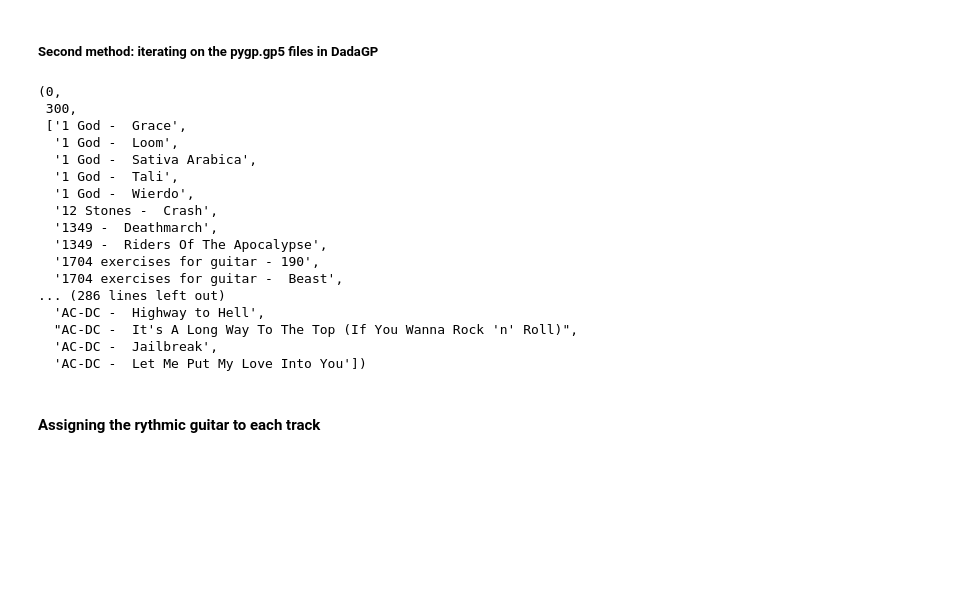
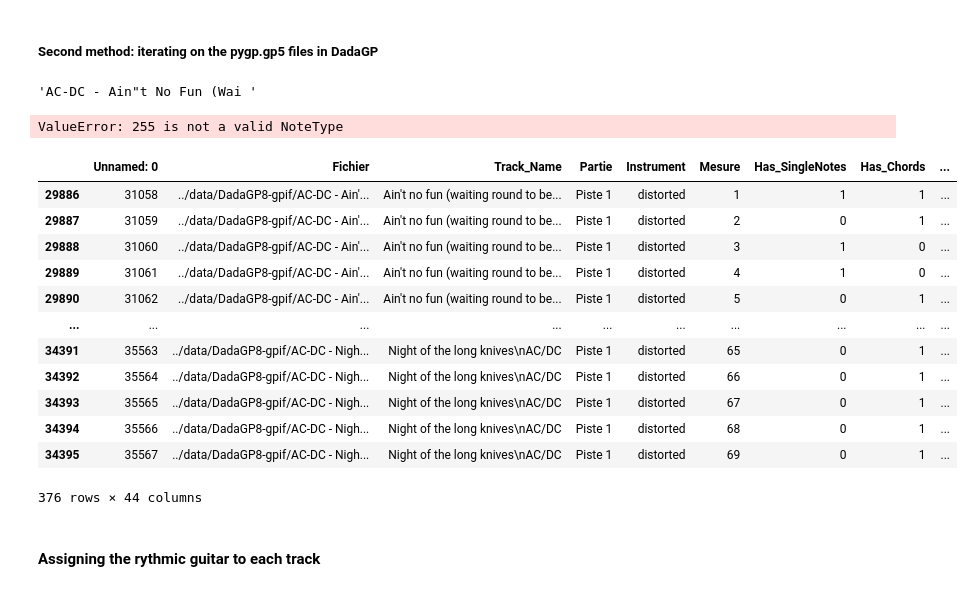
Before and after one commit to OlitHub/guitar-tab-gen, a Jupyter notebook: src/dadagp_sep_file_gen.ipynb, the cells around one changed output. Cells and saved outputs as stored; diff of their text form; code cells hidden in the pictures; blank space fills up the shorter version.

```diff
--- a/src/dadagp_sep_file_gen.ipynb
+++ b/src/dadagp_sep_file_gen.ipynb
@@ -168,0 +159,6 @@ KeyboardInterrupt:
+# %%
+# Remove measures
+df_inst_part = df_rg_cleaned[['Fichier', 'Track_Name', 'Partie', 'Instrument']].drop_duplicates(subset=['Track_Name', 'Partie', 'Instrument'])
+# Add column Num_Parts which contains the number of parts for each file in Fichier
+# df_inst_part['Num_Parts'] = df_inst_part.groupby('Track_Name')['Partie'].transform('nunique')
+df_inst_part.head()
@@ -168,0 +211,9 @@ KeyboardInterrupt:
+# %%
+# Merge back Num_Parts to the main dataframe
+
+df_rg_cleaned_aug = df_rg_cleaned.merge(df_inst_part[['Fichier', 'File_Name']], on='Fichier', how='left')
+
+print(df_rg_cleaned_aug.shape, df_rg_cleaned.shape)
+
+# Put Num_Parts as int
+df_rg_cleaned_aug.head()
@@ -276,6 +336,12 @@ print(df_rg.shape, df_rg_augmented.shape)
 (4165789, 40) (4165789, 41)
 # %% [markdown]
 ##### Second method: iterating on the pygp.gp5 files in DadaGP
+# %%
+a='path/AC-DC - Ain"t No Fun (Wai - .gp4'
+
+get_filename(a)
+# %% [output]
+'AC-DC - Ain"t No Fun (Wai '
 # %%
 n_found_in_csv = 0
 n_not_found_in_csv = 0
@@ -298,20 +364,25 @@ with tqdm(total=4871, desc="Scores computed") as pbar:
                 if n_found_in_csv + n_not_found_in_csv == 300:
                     break
 
-                track = current_file.split('-')[-1]
-                track = track.split('.')[0]
+                file_name = current_file.split('\\')[-1]
+                file_name = file_name.split('.')[0]
+
                 # Look in the CSV if we find the file that corresponds to the current file
-                df_track = df_rg_reduced[df_rg_reduced['Author'] == group]
-                df_track = df_track[df_track['Track'] == track]
+                df_track = df_rg_cleaned_aug[df_rg_cleaned_aug['File_Name'] == file_name].copy()
 
                 if df_track.shape[0] == 0:
                     n_not_found_in_csv += 1
-                    list_tracks_not_found.append(group + ' - ' + track)
+                    list_tracks_not_found.append(file_name)
                     continue
 
                 n_found_in_csv += 1
                 # Open the file with guitarpro
-                gp_file = pygp.parse(current_file)
+                try:
+                    gp_file = pygp.parse(current_file)
+                except:
+                    print('Could not parse file:', current_file)
+                    continue
+
                 inst_list = []
                 for part in gp_file.tracks:
                     part_name = part.name
@@ -322,7 +393,7 @@ with tqdm(total=4871, desc="Scores computed") as pbar:
                     inst_list.append((part_name, inst_name))
 
                 # Create the DadaGP_name column filled with 'not_filled_yet'
-                df_track['DadaGP_name'] = 'not_filled_yet'
+                df_track.loc[:, 'DadaGP_name'] = 'not_filled_yet'
                 nb_clean = 0
                 nb_distorted = 0
                 for part_inst_tuple in inst_list:
@@ -341,28 +412,27 @@ with tqdm(total=4871, desc="Scores computed") as pbar:
                 total_df_track = pd.concat([total_df_track, df_track])
 
             pbar.update(1)
+# %% [output]
+ValueError: 255 is not a valid NoteType
 # %%
 n_found_in_csv, n_not_found_in_csv, list_tracks_not_found
 
 # It doesn't work better at all...
+df_rg_cleaned_aug[df_rg_cleaned_aug['Author'] == 'AC']
 # %% [output]
+|  | Unnamed: 0 | Fichier | Track_Name | Partie | Instrument | Mesure | Has_SingleNotes | Has_Chords | ... |
+| 29886 | 31058 | ../data/DadaGP8-gpif/AC-DC - Ain'... | Ain't no fun (waiting round to be... | Piste 1 | distorted | 1 | 1 | 1 | ... |
+| 29887 | 31059 | ../data/DadaGP8-gpif/AC-DC - Ain'... | Ain't no fun (waiting round to be... | Piste 1 | distorted | 2 | 0 | 1 | ... |
+| 29888 | 31060 | ../data/DadaGP8-gpif/AC-DC - Ain'... | Ain't no fun (waiting round to be... | Piste 1 | distorted | 3 | 1 | 0 | ... |
+| 29889 | 31061 | ../data/DadaGP8-gpif/AC-DC - Ain'... | Ain't no fun (waiting round to be... | Piste 1 | distorted | 4 | 1 | 0 | ... |
+| 29890 | 31062 | ../data/DadaGP8-gpif/AC-DC - Ain'... | Ain't no fun (waiting round to be... | Piste 1 | distorted | 5 | 0 | 1 | ... |
+| ... | ... | ... | ... | ... | ... | ... | ... | ... | ... |
+| 34391 | 35563 | ../data/DadaGP8-gpif/AC-DC - Nigh... | Night of the long knives\nAC/DC | Piste 1 | distorted | 65 | 0 | 1 | ... |
+| 34392 | 35564 | ../data/DadaGP8-gpif/AC-DC - Nigh... | Night of the long knives\nAC/DC | Piste 1 | distorted | 66 | 0 | 1 | ... |
+| 34393 | 35565 | ../data/DadaGP8-gpif/AC-DC - Nigh... | Night of the long knives\nAC/DC | Piste 1 | distorted | 67 | 0 | 1 | ... |
+| 34394 | 35566 | ../data/DadaGP8-gpif/AC-DC - Nigh... | Night of the long knives\nAC/DC | Piste 1 | distorted | 68 | 0 | 1 | ... |
+| 34395 | 35567 | ../data/DadaGP8-gpif/AC-DC - Nigh... | Night of the long knives\nAC/DC | Piste 1 | distorted | 69 | 0 | 1 | ... |
-(0,
- 300,
- ['1 God -  Grace',
-  '1 God -  Loom',
-  '1 God -  Sativa Arabica',
-  '1 God -  Tali',
-  '1 God -  Wierdo',
-  '12 Stones -  Crash',
-  '1349 -  Deathmarch',
-  '1349 -  Riders Of The Apocalypse',
-  '1704 exercises for guitar - 190',
-  '1704 exercises for guitar -  Beast',
-... (286 lines left out)
-  'AC-DC -  Highway to Hell',
-  "AC-DC -  It's A Long Way To The Top (If You Wanna Rock 'n' Roll)",
-  'AC-DC -  Jailbreak',
-  'AC-DC -  Let Me Put My Love Into You'])
+376 rows × 44 columns
 # %% [markdown]
 #### Assigning the rythmic guitar to each track
 # %%
```
Also changed, not shown: parts of 9 cells of this notebook, 1 other file.
